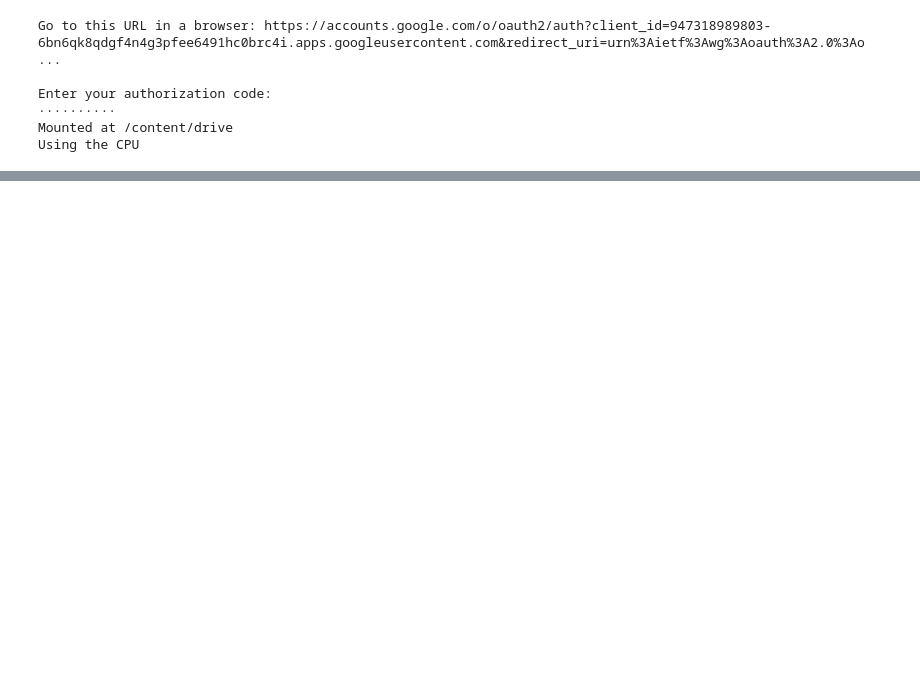
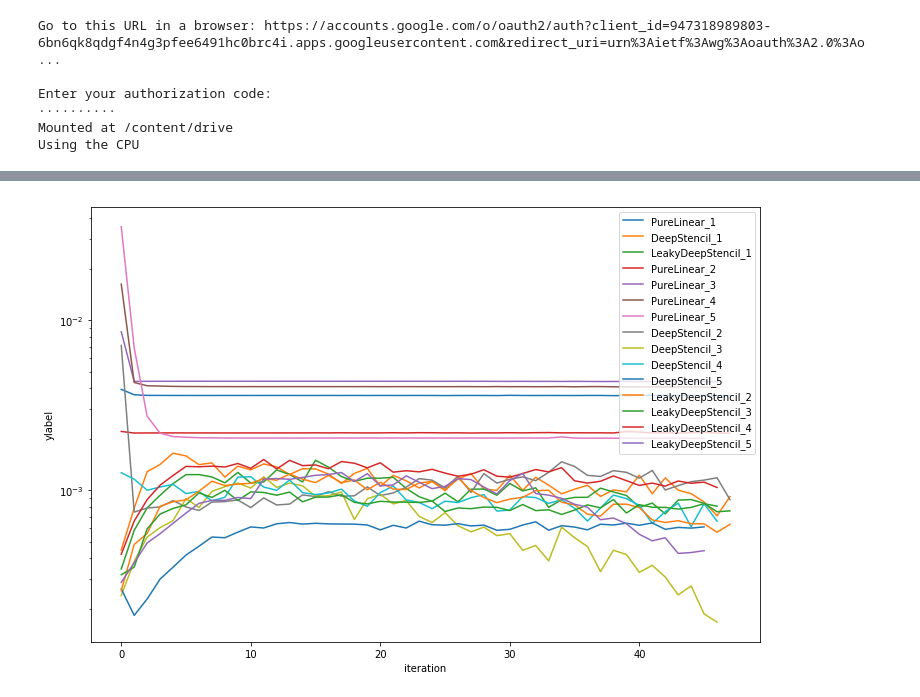
Before and after one commit to afqueiruga/nn_1d_pde, a Jupyter notebook: train_multistep.ipynb, the cells around one changed output, grey strips where cells are left out. Cells and saved outputs as stored; diff of their text form; code cells hidden in the pictures; blank space fills up the shorter version.

```diff
--- a/train_multistep.ipynb
+++ b/train_multistep.ipynb
@@ -99,0 +124,27 @@ torch.Size([1, 1, 41])
+# %%
+models = {#"PureStencil":PureStencil,
+         "PureLinear":PureLinear,
+          "DeepStencil":DeepStencil,
+          "LeakyDeepStencil":LeakyDeepStencil,
+          #"LeakyFCMLP":LeakyFCMLP,
+          #"FCMLP":FCMLP
+         }
+stash = {}
+# %%
+for N,model_cls in models.items():
+    for nf in [2,3,4,5]:
+        key = f"{N}_{nf}"
+        try:
+            model =  stash[key]['model']
+            results =stash[key]['loss']
+            print("Resuming training of ",key)
+        except KeyError:
+            model = model_cls(Nx).to(device)
+            results = np.empty((0,3))
+            print("Training new ",key)
+        model = model_cls(Nx).to(device)
+        results = train_it(dataset,model,Nfuture=nf, learning_rate = 1.0e-3)
+        stash[key] = {
+            'model':model,
+            'results':results,
+        }
@@ -99,0 +172,12 @@ torch.Size([1, 1, 41])
+# %%
+plt.figure(figsize=(12,8))
+for N,S in stash.items():
+    #plt.semilogy(S['results'][:,0],'--',label=N)
+    plt.semilogy(S['results'][:,1],'-',label=N)
+plt.xlabel('iteration')
+plt.ylabel('ylabel')
+plt.legend()
+plt.savefig(root+'paper/multistep.png',dpi=300)
+plt.show()
+# %% [output]
+[figure, added]
```
Also changed, not shown: parts of 12 cells of this notebook, 3 other files.
